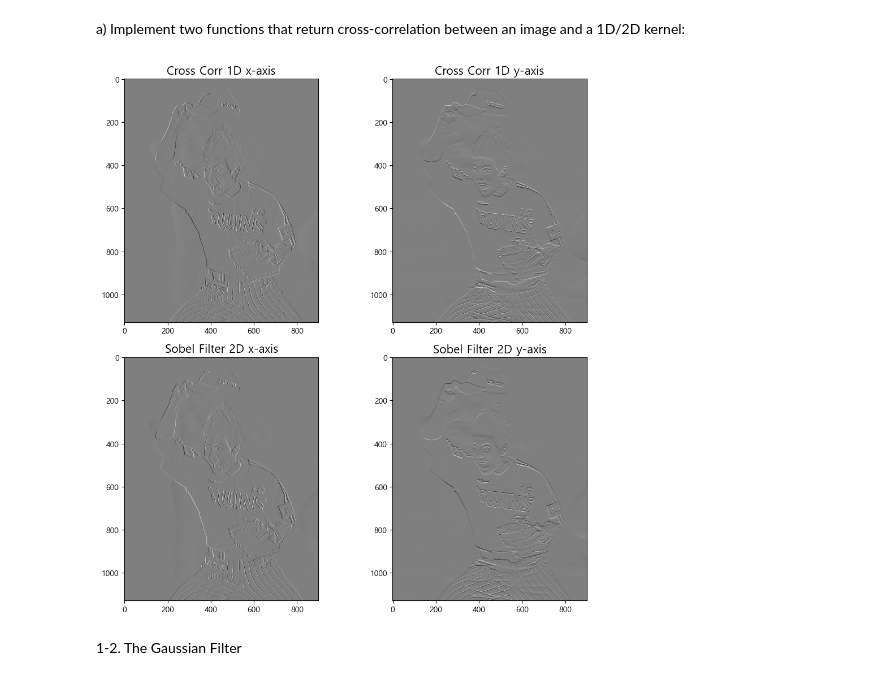
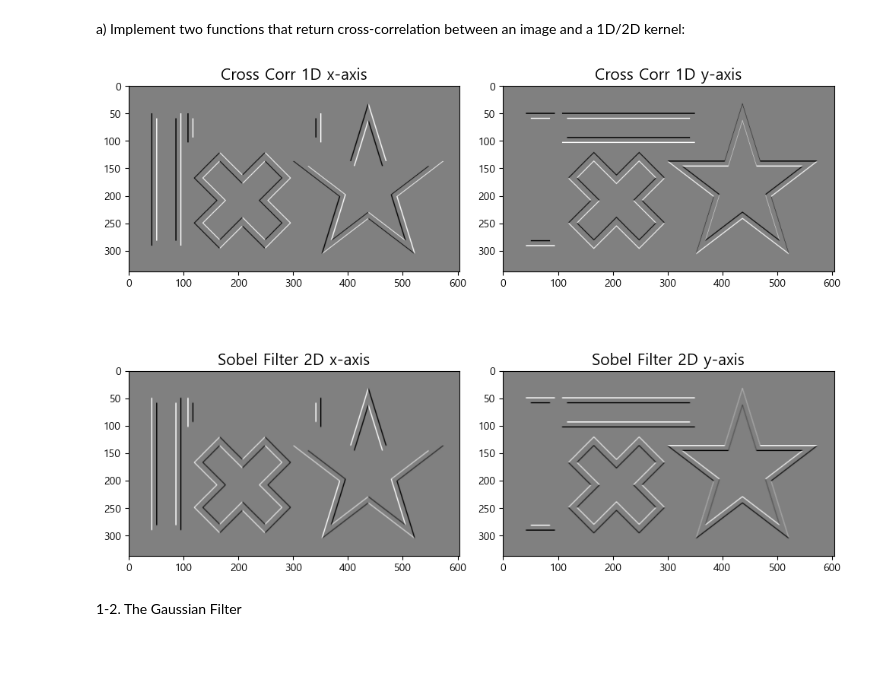
Before and after one commit to 0x106053b/Introduction_To_CV, a Jupyter notebook: Excercise1/Part1. Image Filtering.ipynb, the cells around one changed output. Drawn from its saved outputs; the diff is of its cells as text; code cells hidden in the pictures; blank space fills up the shorter version.

```diff
--- a/Excercise1/Part1. Image Filtering.ipynb
+++ b/Excercise1/Part1. Image Filtering.ipynb
@@ -39,58 +25,23 @@ def padding(img, p_size):
-# %%
-def cross_correlation_1d(img, kernel=None):
-    processed_img = []
-    filter_size = kernel.shape[0] # filter의 길이
-
-    # c) You can assume that the all kernels are odd sized along both dimensions.
-    p_size = filter_size // 2 # padding의 크기
-    padded_img = padding(img, p_size=p_size) # padding image
-    row, col = padded_img.shape
-
-    # b) Your function cross_correlation_1d should distinguish between vertical and horizontal
-    # kernels based on the shape of the given kernel.
-    for i in range(p_size, row-p_size):
-        temp  = []
-        for j in range(p_size, col-p_size):
-            if kernel.ndim == 1: temp.append(np.dot(kernel, padded_img[i, j-p_size:j+p_size+1]))
-            else: temp.append(np.dot(np.ravel(kernel), padded_img[i-p_size:i+p_size+1, j]))
-        processed_img.append(temp)
-    return np.array(processed_img)
-# %%
-def cross_correlation_2d(img, kernel=None):
-    processed_img = []
-    filter_size = kernel.shape[0] # filter의 한 변의 길이 (MxM Kernel이라고 할 때 ..)
-
-    # c) You can assume that the all kernels are odd sized along both dimensions.
-    p_size = filter_size // 2 # padding의 크기
-    padded_img = padding(img, p_size=p_size) # padding image
-    row, col = padded_img.shape
-
-    for i in range(p_size, row-p_size):
-        temp = []
-        for j in range(p_size, col-p_size):
-            temp.append(np.dot(kernel.ravel(), padded_img[i-p_size:i+p_size+1, j-p_size:j+p_size+1].ravel()))
-        processed_img.append(temp)
-    return np.array(processed_img)
 # %%
-fig, ax = plt.subplots(nrows=2, ncols=2, figsize=(10, 10))
+fig, ax = plt.subplots(nrows=2, ncols=2, figsize=(10, 8))
 
 kernel_1d_x = np.array([-1, 0, 1])
 kernel_1d_y = np.array([[-1], [0], [1]])
 sobel_x = np.array([[1,0,-1], [2,0,-2], [1,0,-1]])
 sobel_y = np.array([[1,2,1], [0,0,0], [-1,-2,-1]])
 
-ax[0,0].imshow(cross_correlation_1d(jy, kernel_1d_x), cmap="gray")
+ax[0,0].imshow(cross_correlation_1d(img, kernel_1d_x), cmap="gray")
 ax[0,0].set_title("Cross Corr 1D x-axis", size=15)
-ax[0,1].imshow(cross_correlation_1d(jy, kernel_1d_y), cmap="gray")
+ax[0,1].imshow(cross_correlation_1d(img, kernel_1d_y), cmap="gray")
 ax[0,1].set_title("Cross Corr 1D y-axis", size=15)
-ax[1,0].imshow(cross_correlation_2d(jy, sobel_x), cmap="gray")
+ax[1,0].imshow(cross_correlation_2d(img, sobel_x), cmap="gray")
 ax[1,0].set_title("Sobel Filter 2D x-axis", size=15)
-ax[1,1].imshow(cross_correlation_2d(jy, sobel_y), cmap="gray")
+ax[1,1].imshow(cross_correlation_2d(img, sobel_y), cmap="gray")
 ax[1,1].set_title("Sobel Filter 2D y-axis", size=15)
 
 plt.tight_layout()
 plt.show()
 # %% [output]
-[figure, old version]
+[figure, new version]
 # %% [markdown]
 1-2. The Gaussian Filter
```
Also changed, not shown: parts of 12 cells of this notebook, 3 other files.
